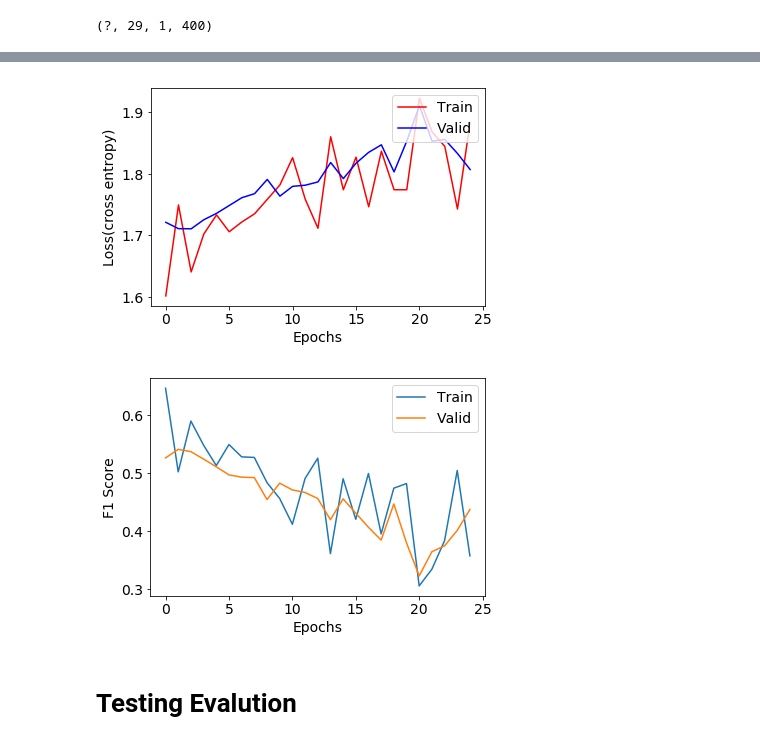
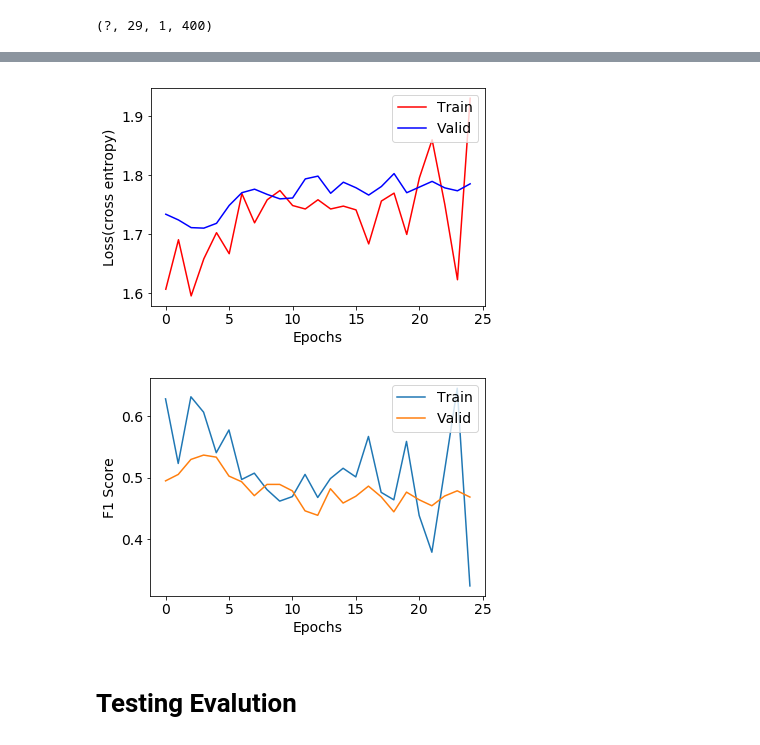
Before and after one commit to eunicebes/Machine-Learning-Course, a Jupyter notebook: CNN_Emotion_Analysis/text-cnn-emotion-200-distance-supervised.ipynb, the cells around one changed output, grey strips where cells are left out. Drawn from its saved outputs; the diff is of its cells as text; code cells hidden in the pictures.

```diff
--- a/CNN_Emotion_Analysis/text-cnn-emotion-200-distance-supervised.ipynb
+++ b/CNN_Emotion_Analysis/text-cnn-emotion-200-distance-supervised.ipynb
@@ -65,10 +65,14 @@ def reset_graph(seed=42):
 tknzr = TweetTokenizer()
 
 def filter_tweet(tweet, token = tknzr):
-    tweet = re.sub('https?:\/\/\S+','URLTOK',tweet.lower().strip()) # url
-    tweet = re.sub('@(?:[a-zA-Z]+|[0-9 \/]+)', '<M>', tweet) # mention
-    tweet = re.sub('#(?:[a-zA-Z]+|[0-9 \/]+)', '<H>', tweet) # hashtag
-    tweet = re.sub('(\:|\=)(?:\)|\-|\(|D| )+', '', tweet) # emoticon
+    try:
+        tweet = re.sub('https?:\/\/\S+','URLTOK',tweet.lower().strip()) # url
+        tweet = re.sub('@(?:[a-zA-Z]+|[0-9 \/]+)', '<M>', tweet) # mention
+        tweet = re.sub('#(?:[a-zA-Z]+|[0-9 \/]+)', '<H>', tweet) # hashtag
+        tweet = re.sub('(\:|\=)(?:\)|\-|\(|D| )+', '', tweet) # emoticon
+    except:
+        print(tweet)
+        return [0]
     return token.tokenize(tweet) # return tokenized
 # %% [markdown]
 ### Load positive data
@@ -516,7 +510,7 @@ print(len(test_tweet))
 1965870
 1954
 # %%
-
+max_length = 60
 tweets_train_all = word_transform(train_tweet, max_length = max_length)
 print(tweets_train_all.shape)
 tweets_test = word_transform(test_tweet, max_length = max_length)
@@ -562,7 +556,7 @@ reset_graph()
 
 X = tf.placeholder(tf.int32, shape = (None, n_input), name = "Input_X")
 y = tf.placeholder(tf.int32, shape = (None), name = "Y")
-# mode = tf.placeholder(tf.bool, name = "Mode")
+mode = tf.placeholder(tf.bool, name = "Mode")
 
 # Load Embedding Model
 with tf.device('/cpu:0'), tf.name_scope("embedding"):
@@ -602,8 +596,10 @@ pool2 = tf.layers.max_pooling2d(inputs=conv2, pool_size=[29, 1], strides=1)
 # Dense Layer, Combine all the pooled features
 pool2_flat = tf.reshape(pool2, [-1, num_filters])
 
-dense = tf.layers.dense(inputs=pool2_flat, units=1024, activation=tf.nn.relu, name = "Fully_connect")
-# dense = tf.layers.dropout(inputs = dense, rate = 0.3, training = mode)
+dense = tf.layers.dropout(inputs = pool2_flat, rate = 0.3, training = mode, name="Dropout")
+
+dense = tf.layers.dense(inputs=dense, units=1024, activation=tf.nn.relu, name = "Fully_connect")
+
 
 # Logits Layer
 logits = tf.layers.dense(inputs=dense,
@@ -675,11 +671,11 @@ with tf.Session() as sess:
 #             train, label = sess.run(train_next_batch) # Get the mini-batch data sample from tensorflow
             train, label = next(iter_) # Get the mini-batch data sample from tensorflow
 
-            sess.run(train_step, feed_dict={X:train, y:label}) # Feed the features, labe, training_mode  to network to train
+            sess.run(train_step, feed_dict={X:train, y:label, mode:True}) # Feed the features, labe, training_mode  to network to train
 
         # An epoch finish
 
-        loss, pred, acc = sess.run([cross_entropy, predicted_class, accuracy], feed_dict={X:train, y:label})
+        loss, pred, acc = sess.run([cross_entropy, predicted_class, accuracy], feed_dict={X:train, y:label, mode:False})
 
         # Validation
         valid_loss_list = []
@@ -688,7 +684,7 @@ with tf.Session() as sess:
         valid_acc_list = []
         for _ in range(valid_rounds_of_epochs):
             x_valid, y_valid = next(valid_iter_) # Get the mini-batch data sample from tensorflow
-            t_loss, t_pred, t_accuracy = sess.run([cross_entropy, predicted_class, accuracy], feed_dict={X:x_valid, y:y_valid})
+            t_loss, t_pred, t_accuracy = sess.run([cross_entropy, predicted_class, accuracy], feed_dict={X:x_valid, y:y_valid, mode:False})
             valid_loss_list.append(t_loss)
             predict_res = np.concatenate((predict_res, t_pred))
             t_label = np.concatenate((t_label, y_valid))
@@ -702,7 +698,7 @@ with tf.Session() as sess:
 
         t_acc = sum(valid_acc_list)/len(valid_acc_list)
 
-        test_pred, test_acc = sess.run([predicted_class, accuracy], feed_dict={X:tweets_test, y:senti_test})
+        test_pred, test_acc = sess.run([predicted_class, accuracy], feed_dict={X:tweets_test, y:senti_test, mode:False})
         print("{} - {:3d} epoch, loss:{:.3f}, accuracy:{:.3f}/{:.3f}, f1-score:{:.3f}/{:.3f}, test acc:{:.3f}".format(
             datetime.datetime.now().strftime("%Y-%m-%d %H:%M:%S"),
             epochs+1,
@@ -753,5 +749,5 @@ with tf.Session() as sess:
-[figure, old version]
+[figure, new version]
-[figure, old version]
+[figure, new version]
 # %%
 # # restore graph
 # with tf.Session() as sess:
```
Also changed, not shown: parts of 11 cells of this notebook.
